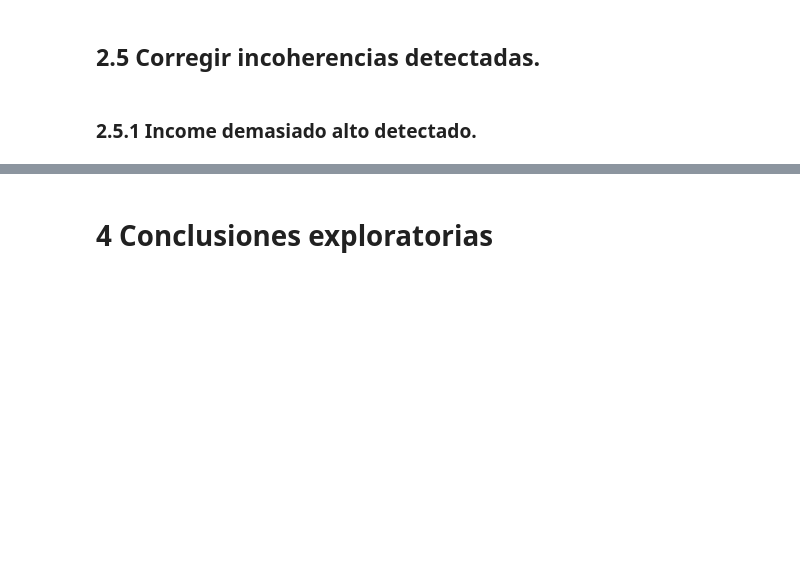
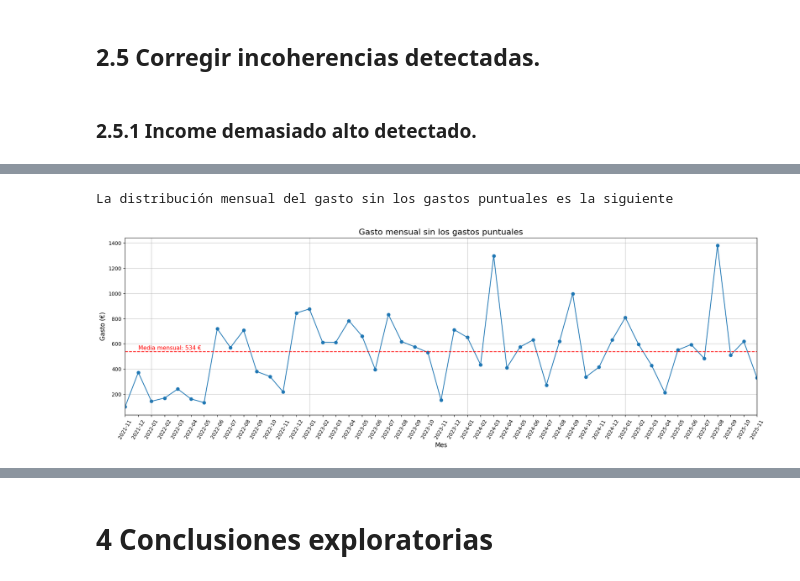
Before and after one commit to AlbertRipoll/Evolve, a Jupyter notebook: notebooks/eda.ipynb, the cells around one changed output, grey strips where cells are left out. Saved outputs shown, nothing was run; the diff lists cells and outputs as text; code cells hidden in the pictures; blank space fills up the shorter version.

```diff
--- a/notebooks/eda.ipynb
+++ b/notebooks/eda.ipynb
@@ -742,0 +1044,18 @@ Generar visualizaciones sencillas que ayuden a explicar el dataset, respondiendo
+# %%
+expenses_sinpuntuales = expenses.copy()
+
+print("Se detecta que hay 4 gastos mucho más altos que el resto, que son unos gastos puntuales no periódicos:\n")
+for i in range(4):
+    idx = expenses_sinpuntuales['Amount'].idxmin()
+
+    print(
+        f"{expenses_sinpuntuales.loc[idx, 'Memo']} = {expenses_sinpuntuales.loc[idx, 'Amount']:.2f} € | "
+        f"Fecha: {expenses_sinpuntuales.loc[idx, 'Date'].date()} | "
+        f"Categoría: {expenses_sinpuntuales.loc[idx, 'Category']} | "
+        f"Categoría agrupada: {expenses_sinpuntuales.loc[idx, 'Grouped category']}"
+    )
+
+    # Eliminamos el registro actual
+    expenses_sinpuntuales = expenses_sinpuntuales.drop(index=idx)
+
+print("\nSeparamos estos gastos puntuales del resto para un mejor análisi descriptivo de las finanzas")
@@ -742,0 +1071,57 @@ Generar visualizaciones sencillas que ayuden a explicar el dataset, respondiendo
+# %%
+print("La distribución mensual del gasto sin los gastos puntuales es la siguiente")
+
+# Agrupar por mes y calcular la suma de 'Amount'
+expenses_sinpuntuales['Date'] = pd.to_datetime(expenses_sinpuntuales['Date'])
+expenses_sinpuntuales['YearMonth'] = expenses_sinpuntuales['Date'].dt.to_period('M')
+expenses_monthly_sinpuntuales = expenses_sinpuntuales.groupby('YearMonth')['Amount'].sum().abs()
+
+# Preparar índices y etiquetas
+x_labels = expenses_monthly_sinpuntuales.index.astype(str)
+x_positions = list(range(len(x_labels)))
+
+# Identificar posiciones de los meses de enero (para grid anual)
+enero_positions = [i for i, label in enumerate(x_labels) if '-01' in label]
+
+# Crear figura y ejes
+fig, ax = plt.subplots(figsize=(18, 6), constrained_layout=True)
+
+# Gráfico de línea
+ax.plot(x_positions, expenses_monthly_sinpuntuales.values, marker='o', label='Gasto mensual')
+
+# Línea de la media
+media_mensual = expenses_monthly_sinpuntuales.mean()
+ax.axhline(media_mensual, color='red', linestyle='--', label=f'Media mensual ({int(media_mensual)} €)')
+
+# Texto para la línea de media
+ax.text(
+    x=1,
+    y=media_mensual + media_mensual * 0.02,
+    s=f'Media mensual: {int(media_mensual)} €',
+    color='red',
+    fontsize=11,
+    ha='left',
+    va='bottom'
+)
+
+# Eje X
+ax.set_xticks(x_positions)
+ax.set_xticklabels(x_labels, rotation=60)
+ax.set_xlim(0, len(x_positions) - 1)
+
+# Añadir grid anual (en enero)
+for pos in enero_positions:
+    ax.axvline(x=pos, color='gray', linestyle='-', linewidth=0.7, alpha=0.5)
+
+# Eje Y con línea base
+ax.grid(False)  # quitar grid general
+ax.yaxis.grid(True, linestyle='-', alpha=0.7)  # solo horizontal
+
+# Títulos y etiquetas
+ax.set_title('Gasto mensual sin los gastos puntuales', fontsize=16)
+ax.set_xlabel('Mes', fontsize=12)
+ax.set_ylabel('Gasto (€)', fontsize=12)
+plt.show()
+# %% [output]
+La distribución mensual del gasto sin los gastos puntuales es la siguiente
+[figure, added]
```
Also changed, not shown: parts of 70 cells of this notebook.
